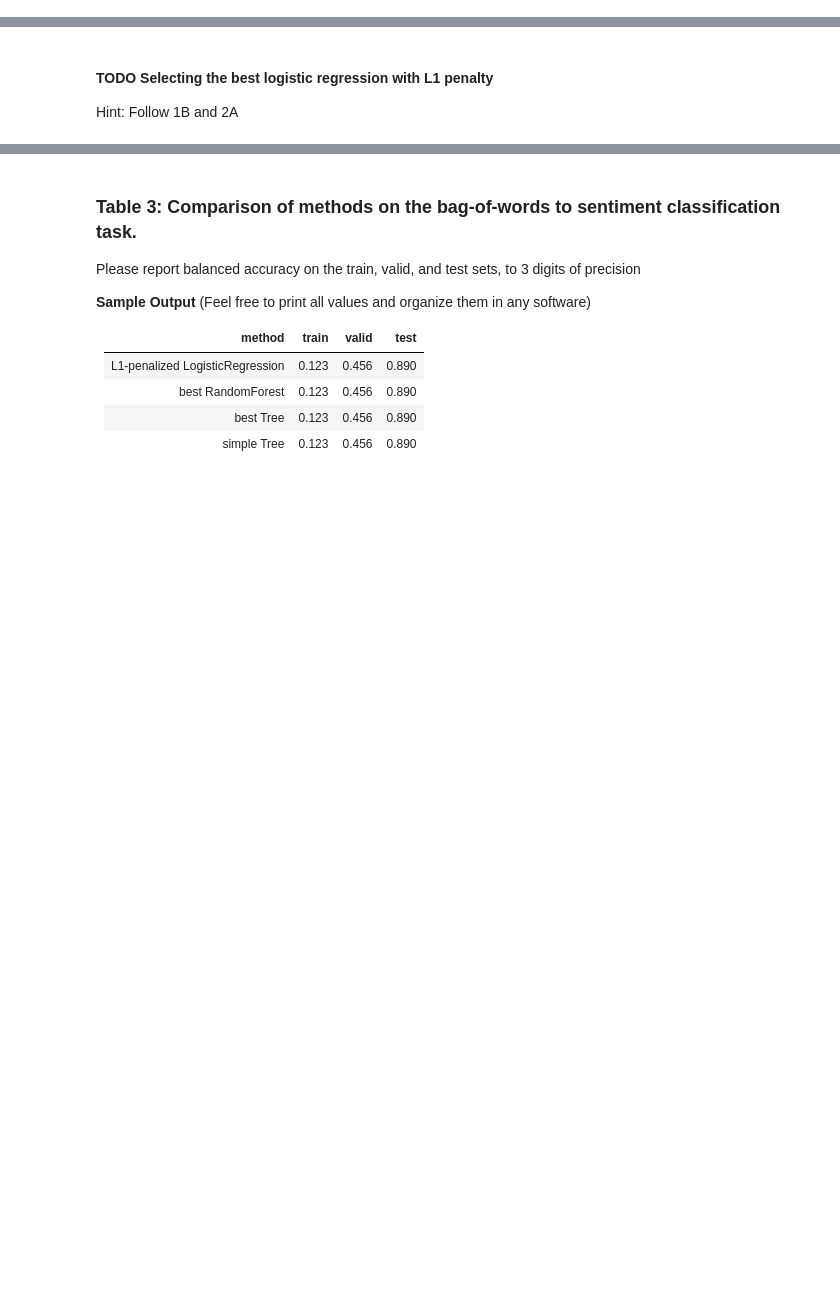
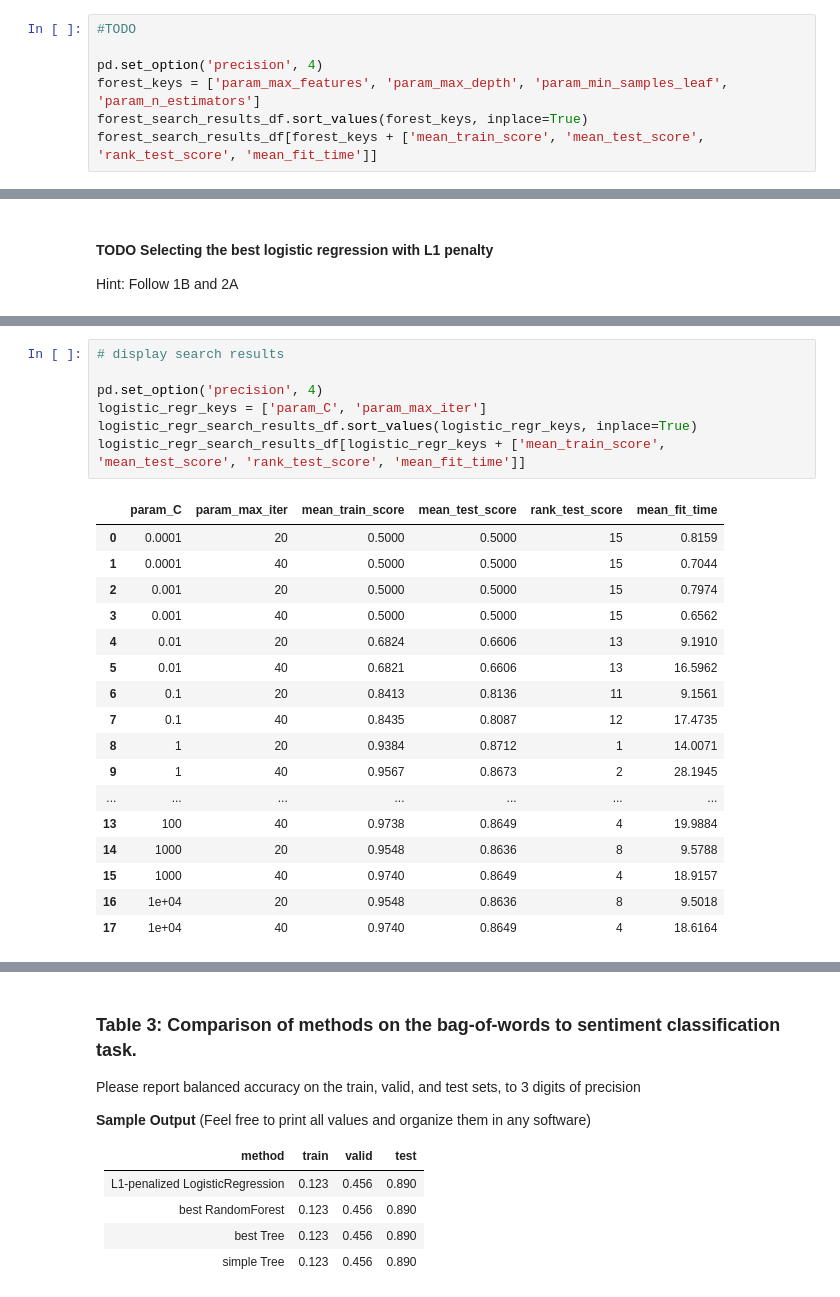
Before and after one commit to kamibrumi/comp135-intro-to-ml, a Jupyter notebook: hw4/hw4.ipynb, the cells around one changed output, grey strips where cells are left out. Cells and saved outputs as stored; diff of their text form; blank space fills up the shorter version.

```diff
--- a/hw4/hw4.ipynb
+++ b/hw4/hw4.ipynb
@@ -290,0 +378,7 @@ forest_searcher = None
+# %%
+#TODO
+
+pd.set_option('precision', 4)
+forest_keys = ['param_max_features', 'param_max_depth', 'param_min_samples_leaf', 'param_n_estimators']
+forest_search_results_df.sort_values(forest_keys, inplace=True)
+forest_search_results_df[forest_keys + ['mean_train_score', 'mean_test_score', 'rank_test_score', 'mean_fit_time']]
@@ -342,0 +551,25 @@ Hint: Follow 1B and 2A
+# %%
+# display search results
+
+pd.set_option('precision', 4)
+logistic_regr_keys = ['param_C', 'param_max_iter']
+logistic_regr_search_results_df.sort_values(logistic_regr_keys, inplace=True)
+logistic_regr_search_results_df[logistic_regr_keys + ['mean_train_score', 'mean_test_score', 'rank_test_score', 'mean_fit_time']]
+# %% [output]
+|  | param_C | param_max_iter | mean_train_score | mean_test_score | rank_test_score | mean_fit_time |
+| 0 | 0.0001 | 20 | 0.5000 | 0.5000 | 15 | 0.8159 |
+| 1 | 0.0001 | 40 | 0.5000 | 0.5000 | 15 | 0.7044 |
+| 2 | 0.001 | 20 | 0.5000 | 0.5000 | 15 | 0.7974 |
+| 3 | 0.001 | 40 | 0.5000 | 0.5000 | 15 | 0.6562 |
+| 4 | 0.01 | 20 | 0.6824 | 0.6606 | 13 | 9.1910 |
+| 5 | 0.01 | 40 | 0.6821 | 0.6606 | 13 | 16.5962 |
+| 6 | 0.1 | 20 | 0.8413 | 0.8136 | 11 | 9.1561 |
+| 7 | 0.1 | 40 | 0.8435 | 0.8087 | 12 | 17.4735 |
+| 8 | 1 | 20 | 0.9384 | 0.8712 | 1 | 14.0071 |
+| 9 | 1 | 40 | 0.9567 | 0.8673 | 2 | 28.1945 |
+| ... | ... | ... | ... | ... | ... | ... |
+| 13 | 100 | 40 | 0.9738 | 0.8649 | 4 | 19.9884 |
+| 14 | 1000 | 20 | 0.9548 | 0.8636 | 8 | 9.5788 |
+| 15 | 1000 | 40 | 0.9740 | 0.8649 | 4 | 18.9157 |
+| 16 | 1e+04 | 20 | 0.9548 | 0.8636 | 8 | 9.5018 |
+| 17 | 1e+04 | 40 | 0.9740 | 0.8649 | 4 | 18.6164 |
```
Also changed, not shown: parts of 34 cells of this notebook, 13 other files.
